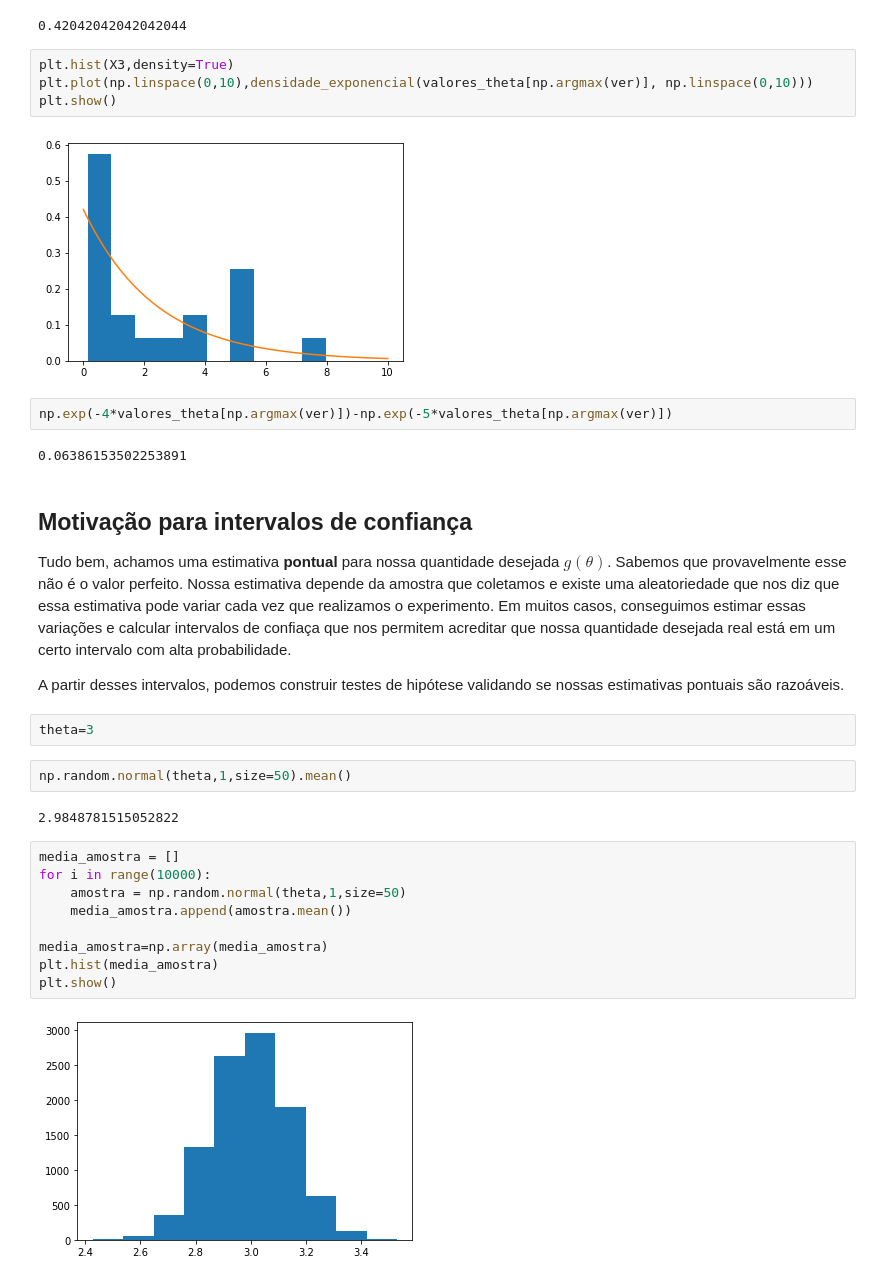
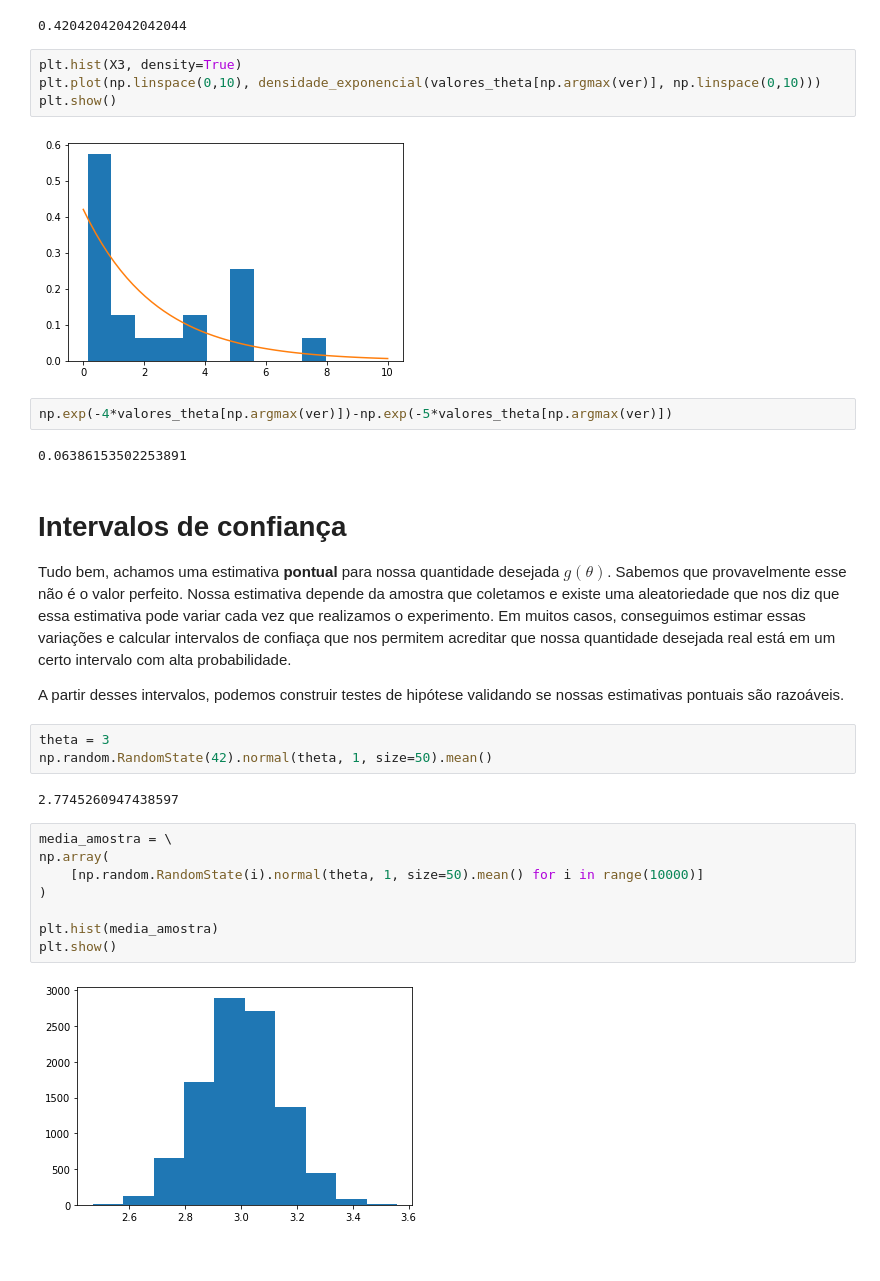
Before and after one commit to vitaliset/talks, a Jupyter notebook: Training_DataLab_2022_08_31/Estatistica.ipynb, the cells around one changed output. Drawn from its saved outputs; the diff is of its cells as text.

```diff
--- a/Training_DataLab_2022_08_31/Estatistica.ipynb
+++ b/Training_DataLab_2022_08_31/Estatistica.ipynb
@@ -196,8 +193,8 @@ valores_theta[np.argmax(ver)]
 # %% [output]
 0.42042042042042044
 # %%
-plt.hist(X3,density=True)
-plt.plot(np.linspace(0,10),densidade_exponencial(valores_theta[np.argmax(ver)], np.linspace(0,10)))
+plt.hist(X3, density=True)
+plt.plot(np.linspace(0,10), densidade_exponencial(valores_theta[np.argmax(ver)], np.linspace(0,10)))
 plt.show()
 # %% [output]
 [figure]
@@ -206,26 +203,24 @@ np.exp(-4*valores_theta[np.argmax(ver)])-np.exp(-5*valores_theta[np.argmax(ver)]
 # %% [output]
 0.06386153502253891
 # %% [markdown]
-## Motivação para intervalos de confiança
+# Intervalos de confiança
 
 Tudo bem, achamos uma estimativa **pontual** para nossa quantidade desejada $g(\theta)$. Sabemos que provavelmente esse não é o valor perfeito. Nossa estimativa depende da amostra que coletamos e existe uma aleatoriedade que nos diz que essa estimativa pode variar cada vez que realizamos o experimento. Em muitos casos, conseguimos estimar essas variações e calcular intervalos de confiaça que nos permitem acreditar que nossa quantidade desejada real está em um certo intervalo com alta probabilidade.
 
 A partir desses intervalos, podemos construir testes de hipótese validando se nossas estimativas pontuais são razoáveis.
-# %%
-theta=3
 # %%
-np.random.normal(theta,1,size=50).mean()
+theta = 3
+np.random.RandomState(42).normal(theta, 1, size=50).mean()
 # %% [output]
-2.9848781515052822
+2.7745260947438597
-# %%
-media_amostra = []
-for i in range(10000):
-    amostra = np.random.normal(theta,1,size=50)
-    media_amostra.append(amostra.mean())
-
-media_amostra=np.array(media_amostra)
-plt.hist(media_amostra)
-plt.show()
-# %% [output]
-[figure, removed]
+# %%
+media_amostra = \
+np.array(
+    [np.random.RandomState(i).normal(theta, 1, size=50).mean() for i in range(10000)]
+)
+
+plt.hist(media_amostra)
+plt.show()
+# %% [output]
+[figure, added]
 # %%
```
Also changed, not shown: parts of 44 cells of this notebook, 2 other files.
